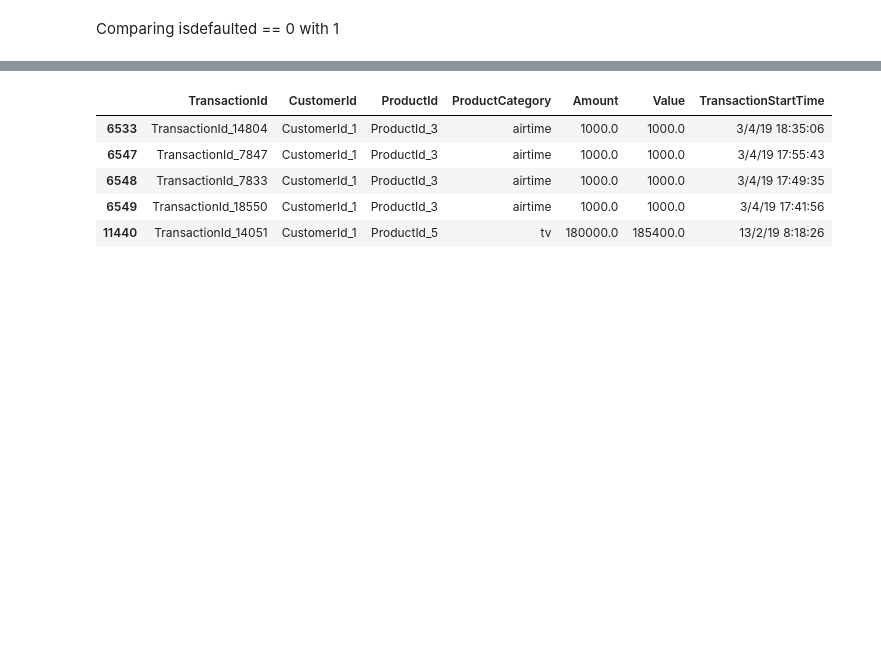
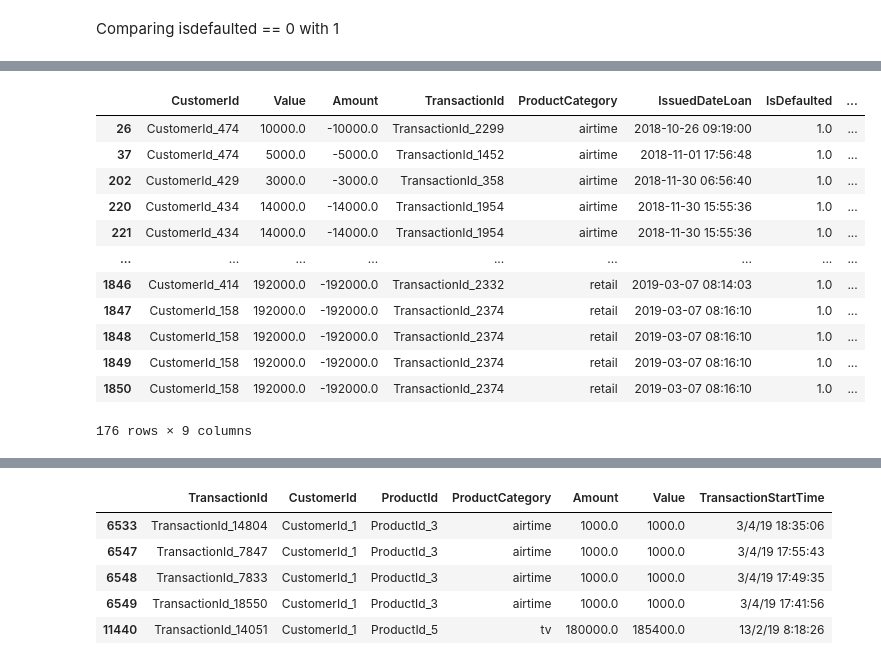
Before and after one commit to scLee123/scLee123, a Jupyter notebook: SY_data_project.ipynb, the cells around one changed output, grey strips where cells are left out. Saved outputs shown, nothing was run; the diff lists cells and outputs as text; code cells hidden in the pictures; blank space fills up the shorter version.

```diff
--- a/SY_data_project.ipynb
+++ b/SY_data_project.ipynb
@@ -382,0 +409,16 @@ plt.show()
+# %%
+defaulted_data
+# %% [output]
+|  | CustomerId | Value | Amount | TransactionId | ProductCategory | IssuedDateLoan | IsDefaulted | ... |
+| 26 | CustomerId_474 | 10000.0 | -10000.0 | TransactionId_2299 | airtime | 2018-10-26 09:19:00 | 1.0 | ... |
+| 37 | CustomerId_474 | 5000.0 | -5000.0 | TransactionId_1452 | airtime | 2018-11-01 17:56:48 | 1.0 | ... |
+| 202 | CustomerId_429 | 3000.0 | -3000.0 | TransactionId_358 | airtime | 2018-11-30 06:56:40 | 1.0 | ... |
+| 220 | CustomerId_434 | 14000.0 | -14000.0 | TransactionId_1954 | airtime | 2018-11-30 15:55:36 | 1.0 | ... |
+| 221 | CustomerId_434 | 14000.0 | -14000.0 | TransactionId_1954 | airtime | 2018-11-30 15:55:36 | 1.0 | ... |
+| ... | ... | ... | ... | ... | ... | ... | ... | ... |
+| 1846 | CustomerId_414 | 192000.0 | -192000.0 | TransactionId_2332 | retail | 2019-03-07 08:14:03 | 1.0 | ... |
+| 1847 | CustomerId_158 | 192000.0 | -192000.0 | TransactionId_2374 | retail | 2019-03-07 08:16:10 | 1.0 | ... |
+| 1848 | CustomerId_158 | 192000.0 | -192000.0 | TransactionId_2374 | retail | 2019-03-07 08:16:10 | 1.0 | ... |
+| 1849 | CustomerId_158 | 192000.0 | -192000.0 | TransactionId_2374 | retail | 2019-03-07 08:16:10 | 1.0 | ... |
+| 1850 | CustomerId_158 | 192000.0 | -192000.0 | TransactionId_2374 | retail | 2019-03-07 08:16:10 | 1.0 | ... |
+176 rows × 9 columns
```
Also changed, not shown: parts of 34 cells of this notebook.
